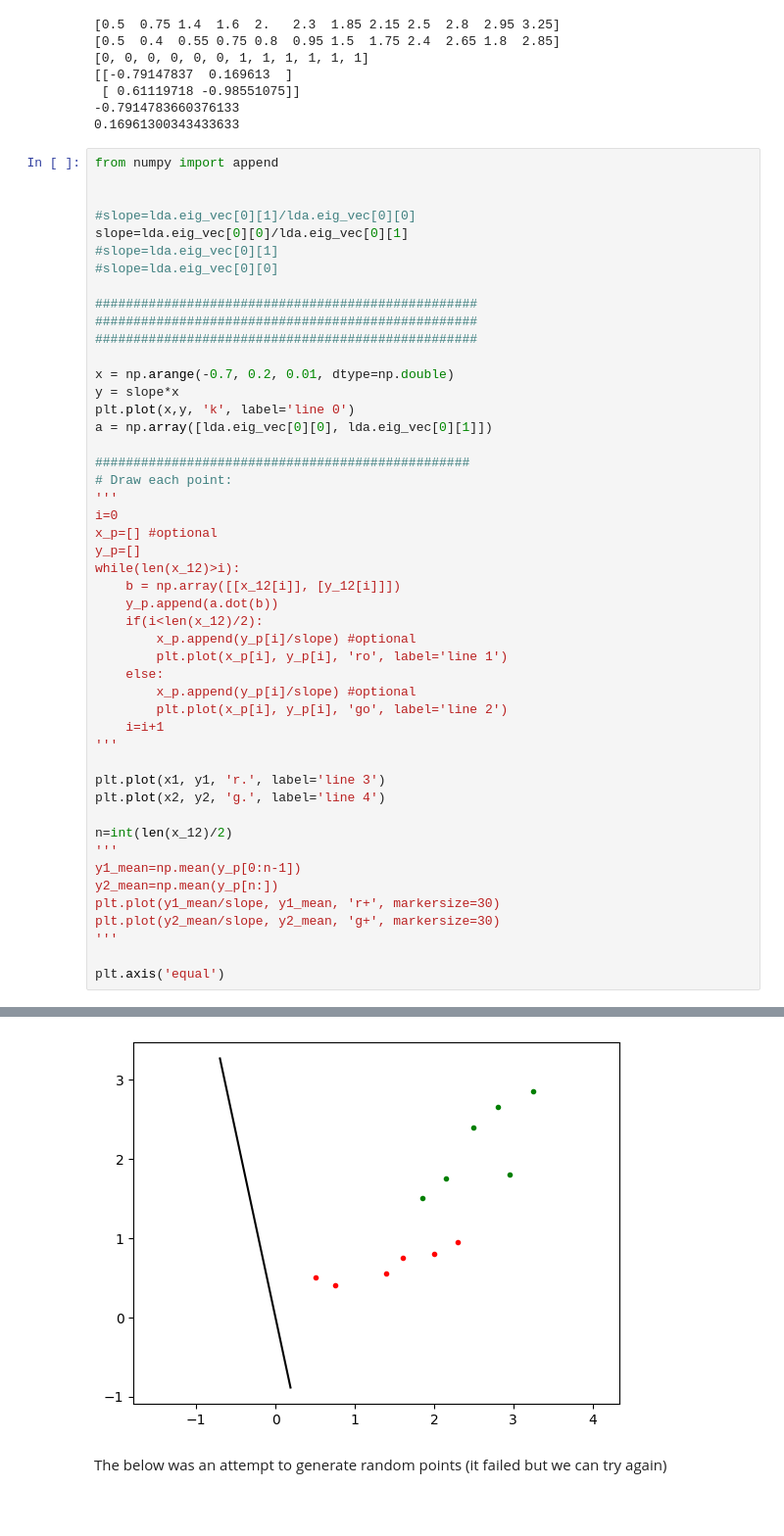
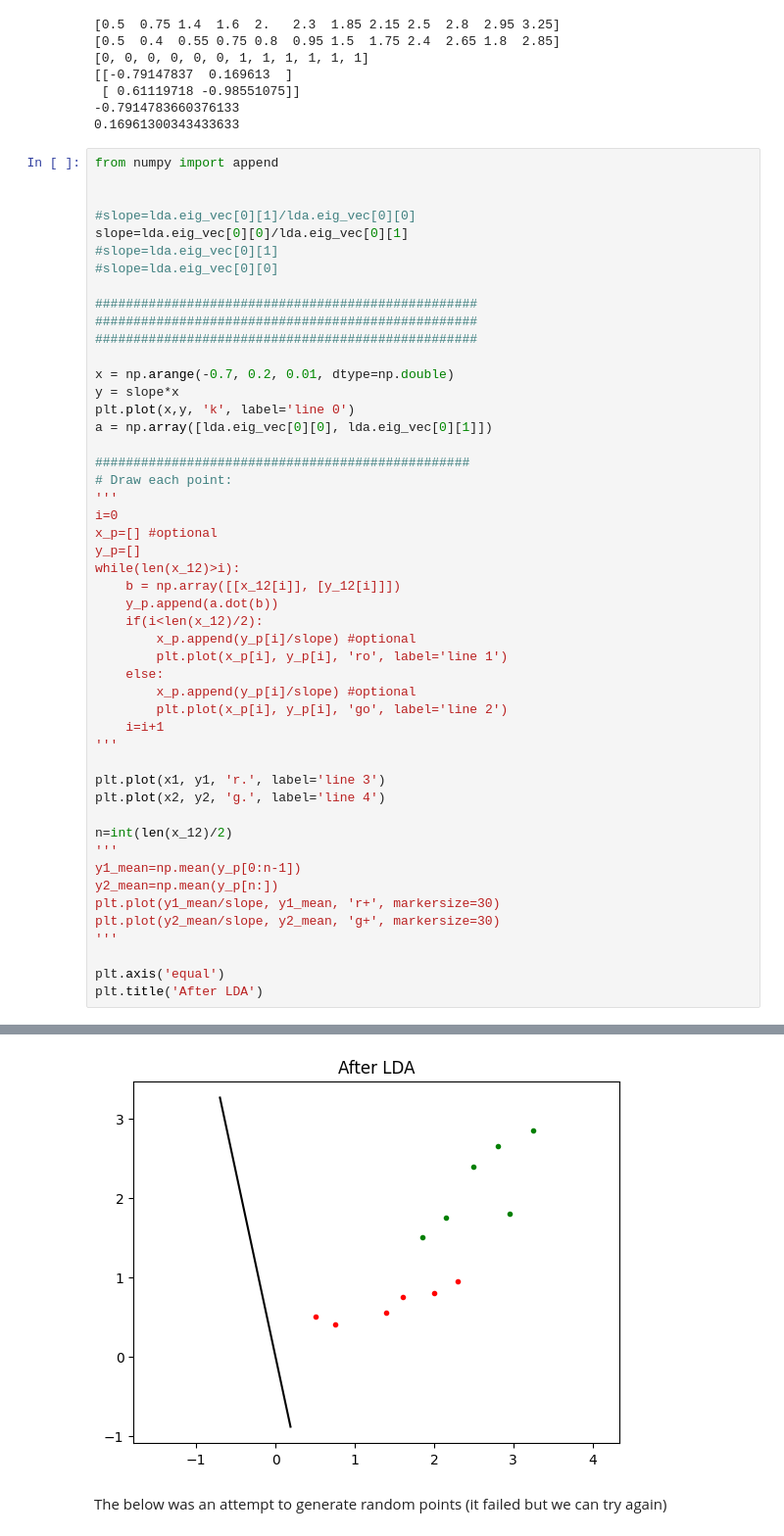
Before and after one commit to peterkrull/p7-ml-refrigeration-fault-detection, a Jupyter notebook: Python/LDA_Plots/LDA_Plots.ipynb, the cells around one changed output, grey strips where cells are left out. Shown at 98% size. Drawn from its saved outputs; the diff is of its cells as text; blank space fills up the shorter version.

```diff
--- a/Python/LDA_Plots/LDA_Plots.ipynb
+++ b/Python/LDA_Plots/LDA_Plots.ipynb
@@ -134,4 +134,5 @@ plt.plot(y2_mean/slope, y2_mean, 'g+', markersize=30)
 '''
 
 plt.axis('equal')
+plt.title('After LDA')
 # %% [output]
@@ -139,4 +140,4 @@ plt.axis('equal')
-[figure, old version]
+[figure, new version]
 # %% [markdown]
 The below was an attempt to generate random points (it failed but we can try again)
 # %%
```
Also changed, not shown: parts of 1 cell of this notebook.
